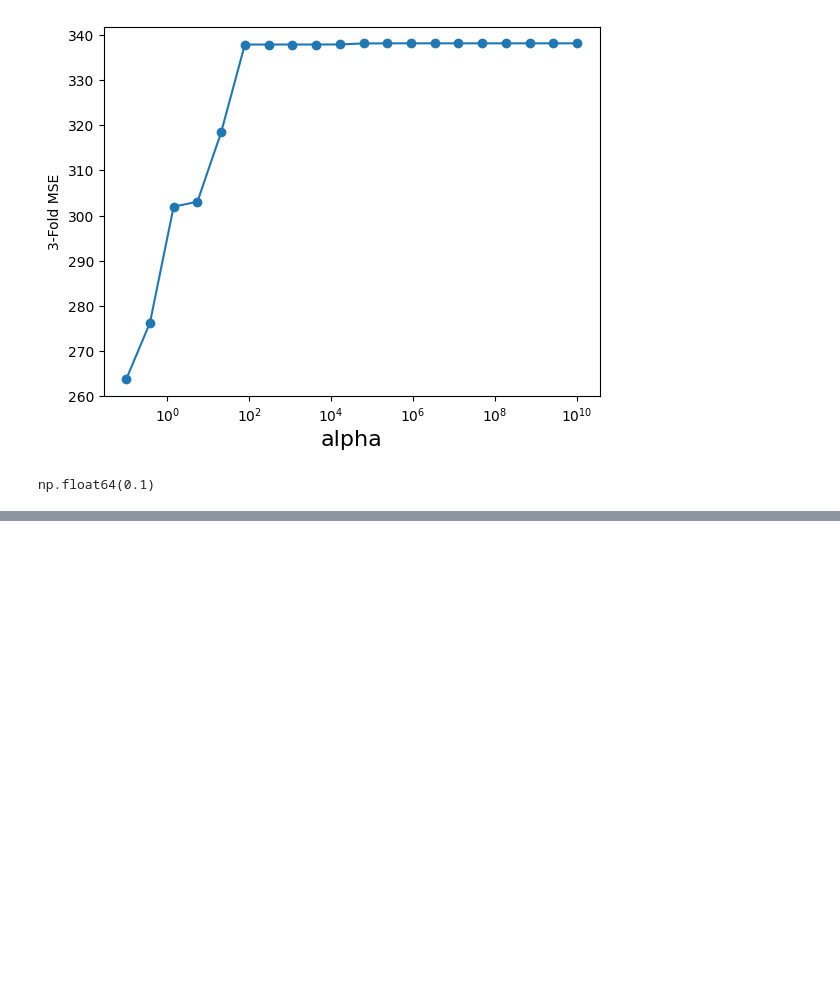
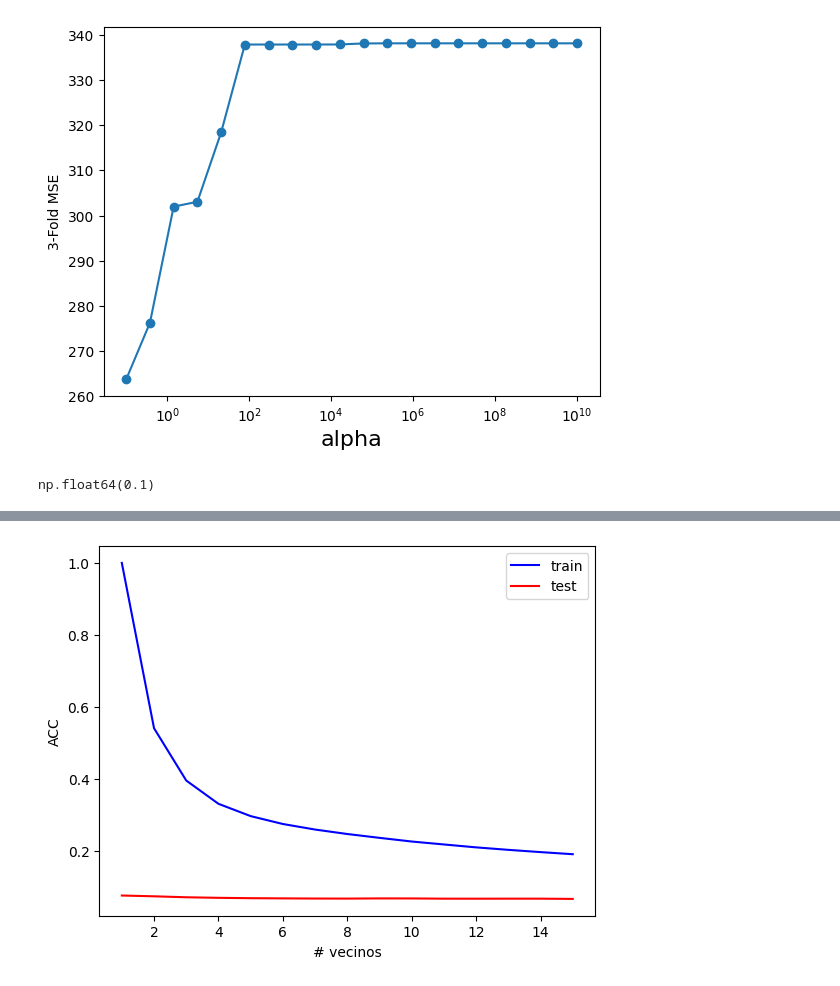
Before and after one commit to algond123/ProyectoFinal_BDML14, a Jupyter notebook: Proyecto_final2.ipynb, the cells around one changed output, grey strips where cells are left out. Cells and saved outputs as stored; diff of their text form; code cells hidden in the pictures; blank space fills up the shorter version.

```diff
--- a/Proyecto_final2.ipynb
+++ b/Proyecto_final2.ipynb
@@ -345,0 +429,25 @@ np.float64(0.1)
+# %%
+from sklearn.neighbors import KNeighborsClassifier
+from sklearn.metrics import accuracy_score
+import matplotlib.pyplot as plt
+
+from utils import plot_decision_boundary, poly_linear_regression, CM_BRIGHT
+
+# creamos el modelo y ajustamos
+neighbors = range(1,16)
+acc_train = []
+acc_test  = []
+
+for n in neighbors:
+    knn = KNeighborsClassifier(n_neighbors=n).fit(x_train, y_train)
+    acc_train.append(knn.score(x_train, y_train))
+    acc_test.append(knn.score(x_test, y_test))
+
+plt.plot(neighbors,acc_train,'b',label='train')
+plt.plot(neighbors,acc_test,'r',label='test')
+plt.legend()
+plt.xlabel('# vecinos')
+plt.ylabel('ACC')
+plt.show()
+# %% [output]
+[figure, added]
```
Also changed, not shown: parts of 12 cells of this notebook.
